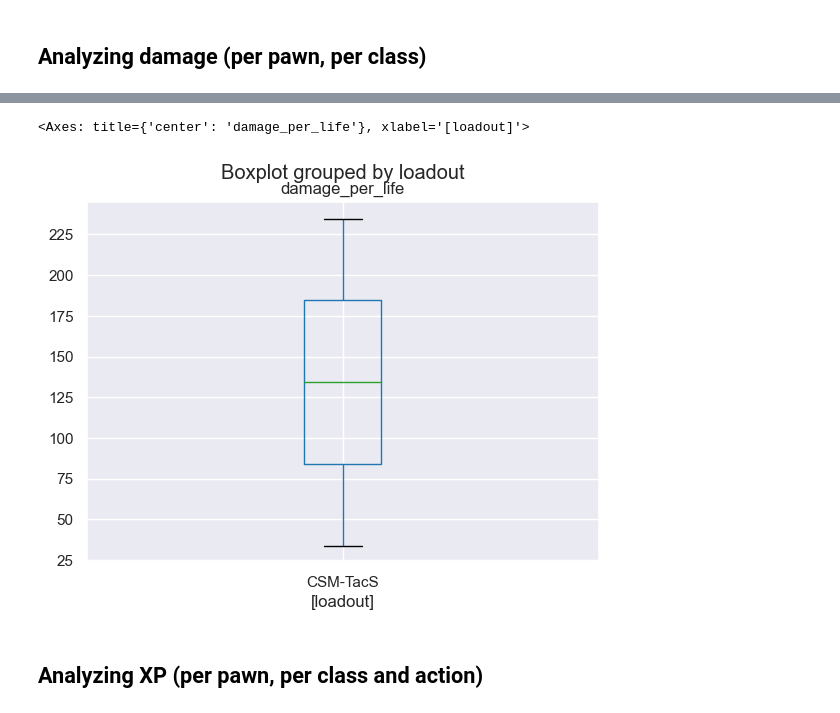
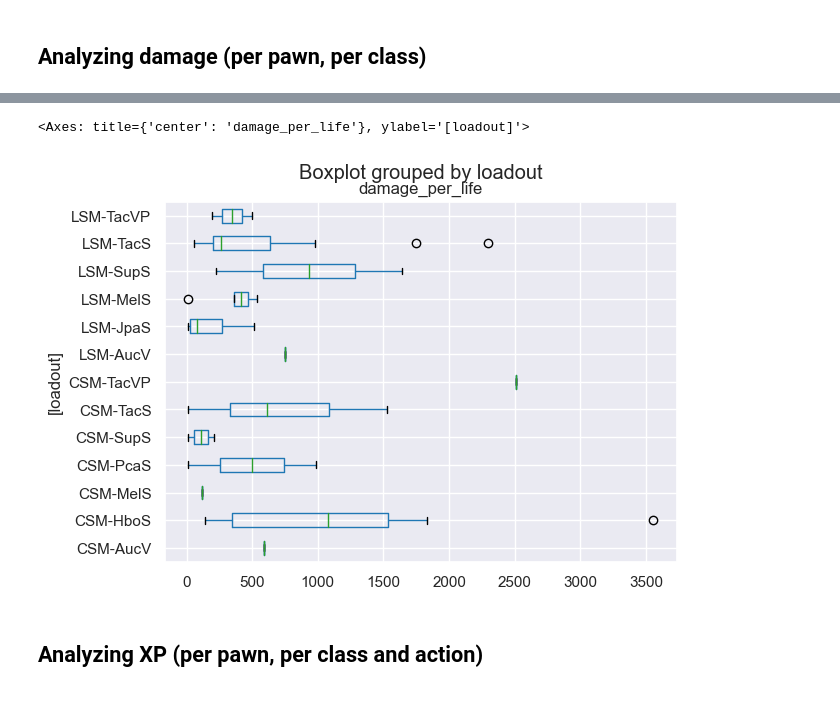
Before and after one commit to JediKnightChan/ECRTools, a Jupyter notebook: ecr-analytics/example/rawdata-analyzer.ipynb, the cells around one changed output, grey strips where cells are left out. Cells and saved outputs as stored; diff of their text form; code cells hidden in the pictures.

Commit message:
Real analytics data

```diff
--- a/ecr-analytics/example/rawdata-analyzer.ipynb
+++ b/ecr-analytics/example/rawdata-analyzer.ipynb
@@ -9,7 +9,7 @@ import json
 sns.set_context("notebook")
 sns.set_style("dark")
 # %%
-with open("example-received-data.json", "rb") as f:
+with open("example-real-data.json", "rb") as f:
     old_raw_data = json.load(f)
 # %% [markdown]
 ## Loading raw data from analytics system
@@ -82,9 +111,9 @@ damage_per_life_for_classes
 # %%
-damage_per_pawn.boxplot(by="loadout")
-# sns.violinplot(damage_per_pawn, y="damage_per_life", x="loadout")
+damage_per_pawn.boxplot(by="loadout", vert=False)
+# sns.violinplot(damage_per_pawn, x="damage_per_life", y="loadout")
 # %% [output]
-<Axes: title={'center': 'damage_per_life'}, xlabel='[loadout]'>
+<Axes: title={'center': 'damage_per_life'}, ylabel='[loadout]'>
-[figure, old version]
+[figure, new version]
 # %% [markdown]
 ## Analyzing XP (per pawn, per class and action)
 # %%
```
Also changed, not shown: parts of 16 cells of this notebook, 2 other files.
